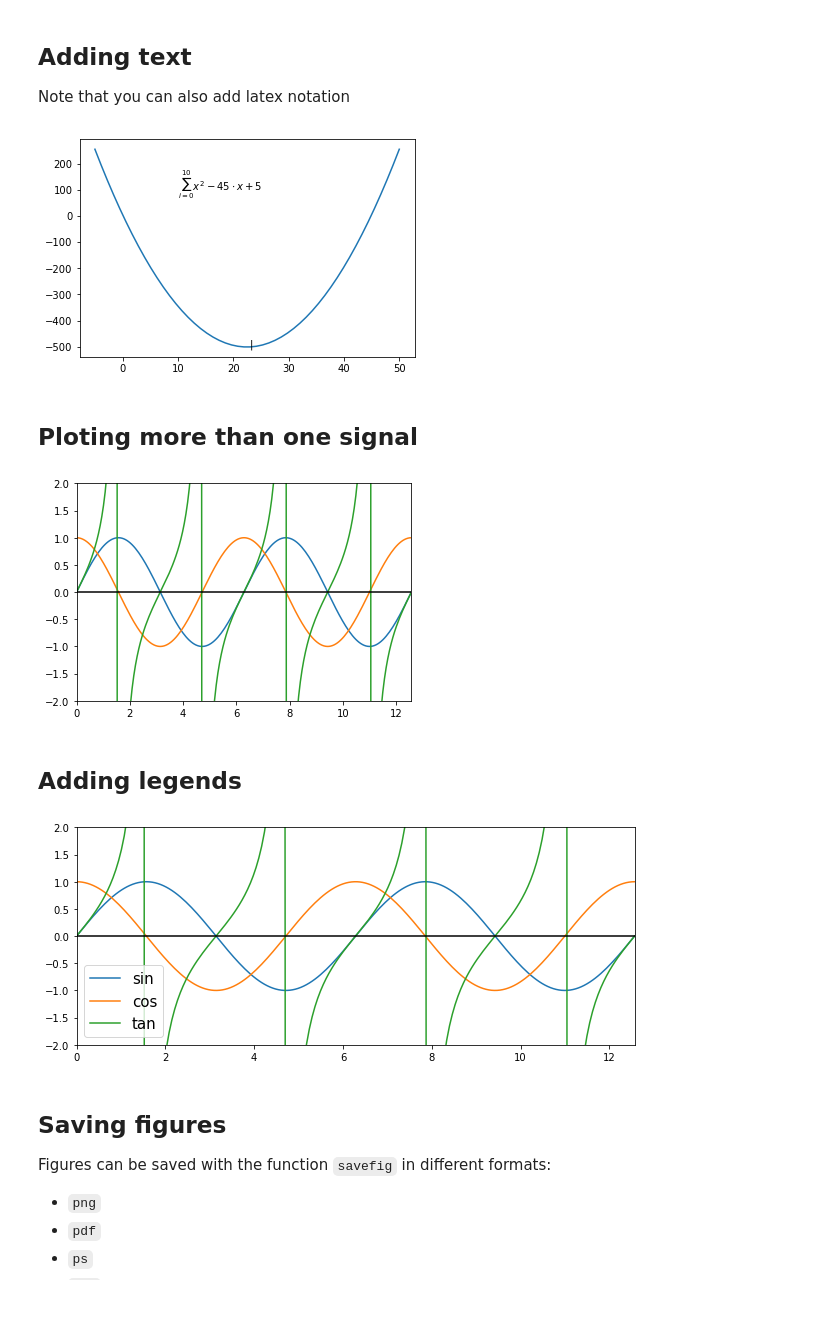
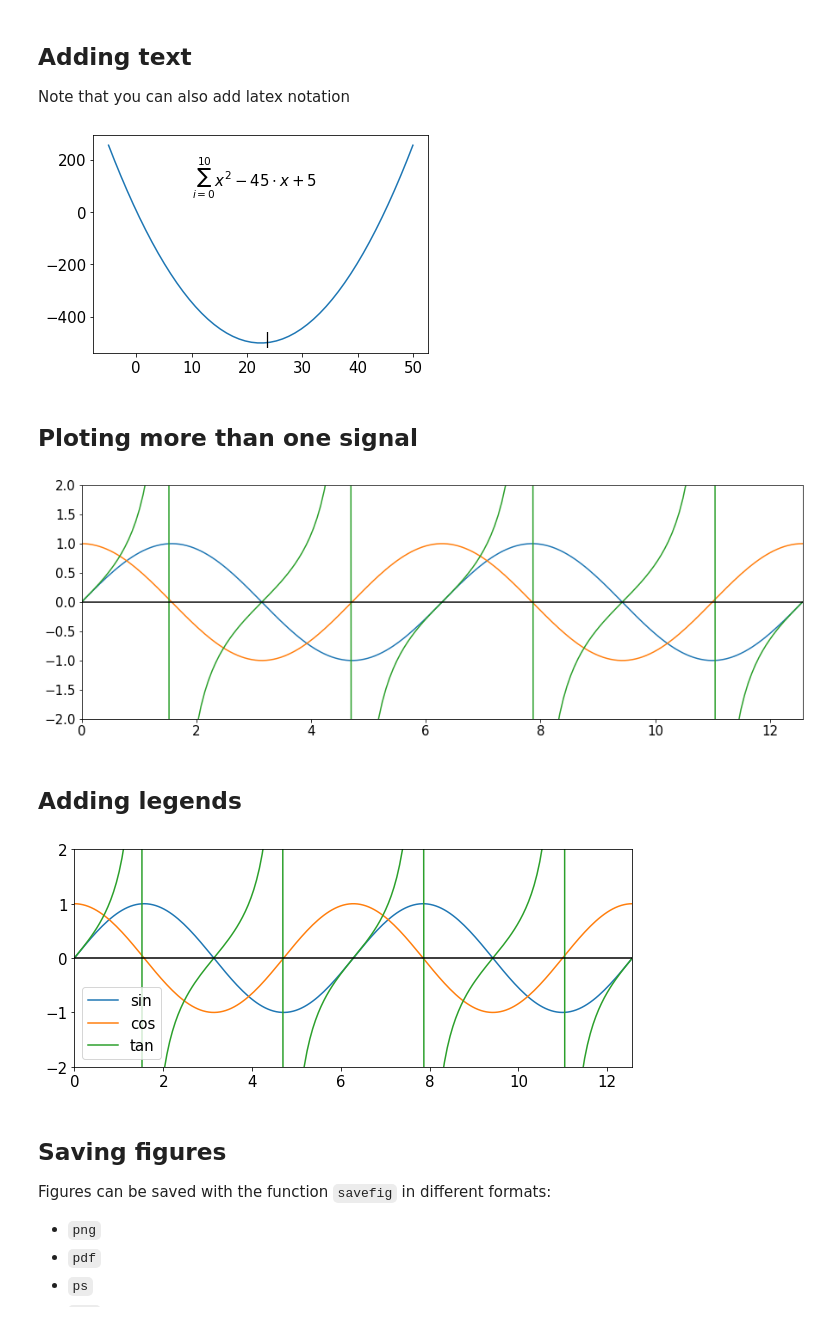
Before and after one commit to jsacostas/Course-Python-PSCAD, a Jupyter notebook: Topic 09 - Matplotlib.ipynb, the cells around one changed output. Saved outputs shown, nothing was run; the diff lists cells and outputs as text; code cells hidden in the pictures.

```diff
--- a/Topic 09 - Matplotlib.ipynb
+++ b/Topic 09 - Matplotlib.ipynb
@@ -31,6 +31,7 @@ plt.close()
 # %% [markdown]
 ## sub plots
 # %%
+plt.rcParams.update({'font.size': 15})
 plt.figure(figsize = (15,3))
 
 plt.subplot(1,3,1)
@@ -74,28 +75,29 @@ plt.text(10, 100, r'$\sum_{i=0}^{10} x^2 - 45 \cdot x + 5$')
 plt.show()
 plt.close()
 # %% [output]
-[figure, old version]
+[figure, new version]
 # %% [markdown]
 ## Ploting more than one signal
 # %%
 x = np.linspace(0, 4 * np.pi, 200)
 
 y1 = np.sin(x)
 y2 = np.cos(x)
 y3 = np.tan(x)
 
+plt.figure(figsize=(15,5))
 plt.plot(x, y1)
 plt.plot(x, y2)
 plt.plot(x, y3)
 
 plt.ylim((-2, 2))
 plt.xlim((0, 4 * np.pi))
 plt.axhline(0, color='k')
 
 plt.show()
 plt.close()
 # %% [output]
-[figure, old version]
+[figure, new version]
 # %% [markdown]
 ## Adding legends
 # %%
@@ -114,7 +116,7 @@ plt.axhline(0, color='k')
 plt.show()
 plt.close()
 # %% [output]
-[figure, old version]
+[figure, new version]
 # %% [markdown]
 ## Saving figures
 
```
Also changed, not shown: parts of 5 cells of this notebook, 12 other files.
